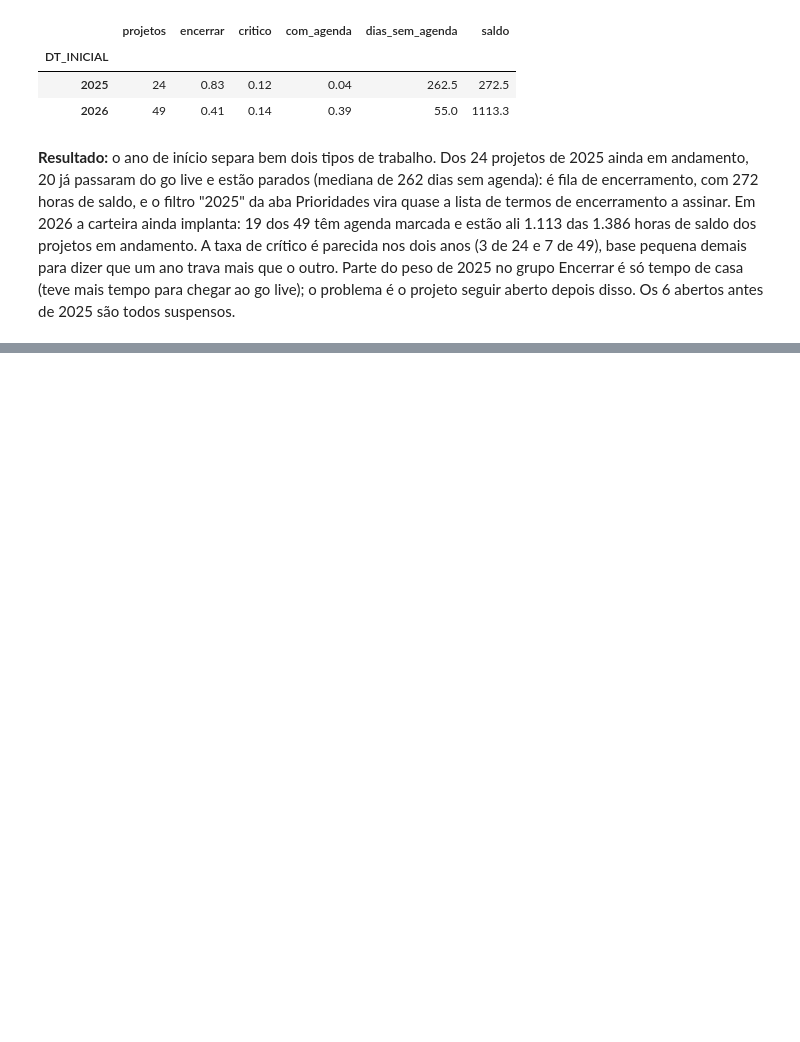
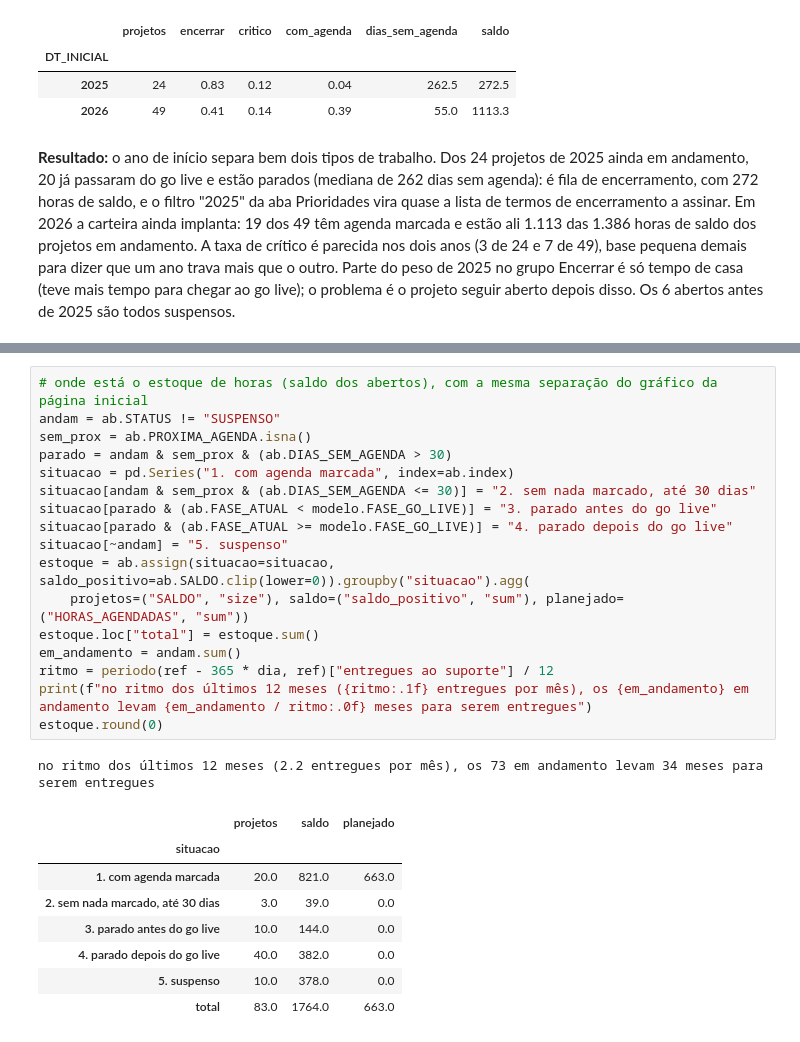
Before and after one commit to souloucoporjesus-wq/Operacoes_Produtor_Rural, a Jupyter notebook: projetos/Painel Projeto/analise-projetos-hunter.ipynb, the cells around one changed output, grey strips where cells are left out. Saved outputs shown, nothing was run; the diff lists cells and outputs as text; blank space fills up the shorter version.

```diff
--- a/projetos/Painel Projeto/analise-projetos-hunter.ipynb
+++ b/projetos/Painel Projeto/analise-projetos-hunter.ipynb
@@ -884,0 +932,27 @@ andam.groupby(andam.DT_INICIAL.dt.year).agg(projetos=("COD", "size"), encerrar=(
+# %%
+# onde está o estoque de horas (saldo dos abertos), com a mesma separação do gráfico da página inicial
+andam = ab.STATUS != "SUSPENSO"
+sem_prox = ab.PROXIMA_AGENDA.isna()
+parado = andam & sem_prox & (ab.DIAS_SEM_AGENDA > 30)
+situacao = pd.Series("1. com agenda marcada", index=ab.index)
+situacao[andam & sem_prox & (ab.DIAS_SEM_AGENDA <= 30)] = "2. sem nada marcado, até 30 dias"
+situacao[parado & (ab.FASE_ATUAL < modelo.FASE_GO_LIVE)] = "3. parado antes do go live"
+situacao[parado & (ab.FASE_ATUAL >= modelo.FASE_GO_LIVE)] = "4. parado depois do go live"
+situacao[~andam] = "5. suspenso"
+estoque = ab.assign(situacao=situacao, saldo_positivo=ab.SALDO.clip(lower=0)).groupby("situacao").agg(
+    projetos=("SALDO", "size"), saldo=("saldo_positivo", "sum"), planejado=("HORAS_AGENDADAS", "sum"))
+estoque.loc["total"] = estoque.sum()
+em_andamento = andam.sum()
+ritmo = periodo(ref - 365 * dia, ref)["entregues ao suporte"] / 12
+print(f"no ritmo dos últimos 12 meses ({ritmo:.1f} entregues por mês), os {em_andamento} em andamento levam {em_andamento / ritmo:.0f} meses para serem entregues")
+estoque.round(0)
+# %% [output]
+no ritmo dos últimos 12 meses (2.2 entregues por mês), os 73 em andamento levam 34 meses para serem entregues
+|  | projetos | saldo | planejado |
+| situacao |  |  |  |
+| 1. com agenda marcada | 20.0 | 821.0 | 663.0 |
+| 2. sem nada marcado, até 30 dias | 3.0 | 39.0 | 0.0 |
+| 3. parado antes do go live | 10.0 | 144.0 | 0.0 |
+| 4. parado depois do go live | 40.0 | 382.0 | 0.0 |
+| 5. suspenso | 10.0 | 378.0 | 0.0 |
+| total | 83.0 | 1764.0 | 663.0 |
```
Also changed, not shown: parts of 4 cells of this notebook, 23 other files.
